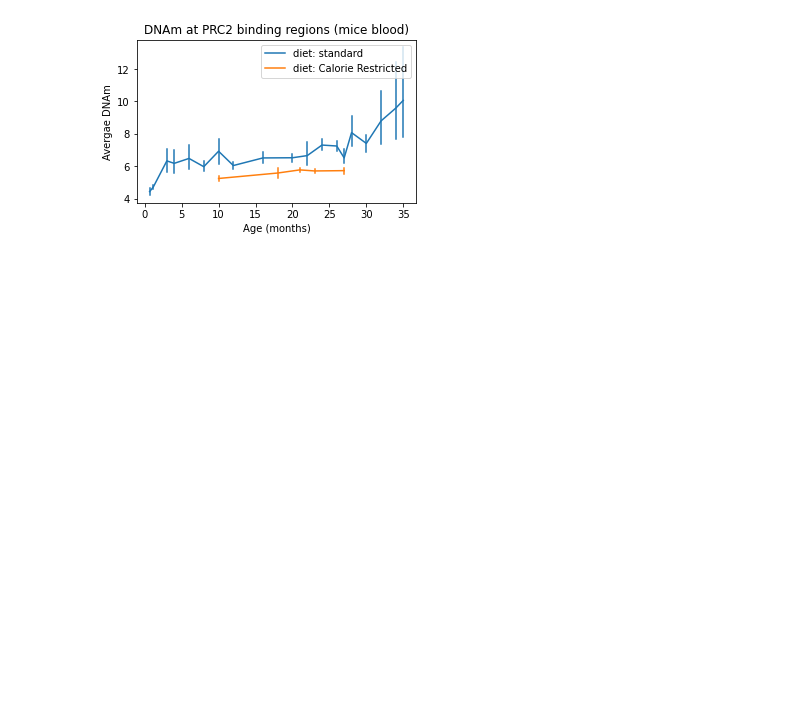
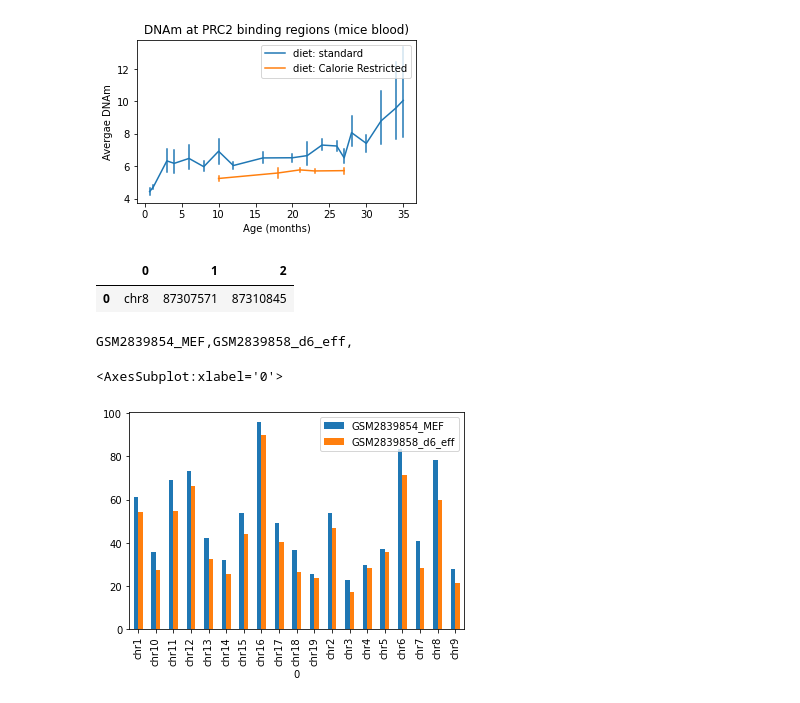
Before and after one commit to moqri/emi, a Jupyter notebook: mice/aging.ipynb, the cells around one changed output. Cells and saved outputs as stored; diff of their text form; code cells hidden in the pictures; blank space fills up the shorter version.

```diff
--- a/mice/aging.ipynb
+++ b/mice/aging.ipynb
@@ -180,0 +183,21 @@ ax.set(title='DNAm at PRC2 binding regions (mice blood)');
+# %%
+h9=pd.read_table('data/h9.bed',header=None)
+# %%
+h9.head(1)
+# %% [output]
+|  | 0 | 1 | 2 |
+| 0 | chr8 | 87307571 | 87310845 |
+# %%
+fs=['GSM2839854_MEF','GSM2839858_d6_eff']
+for sn in fs:
+    print(sn,end=',')
+    path='data/meth/rep/'+sn+'.bw'
+    bw=pyBigWig.open(path)
+    h9[sn]=h9.apply(lambda x: bw.stats(x[0],x[1],x[2],'mean',exact=True)[0],axis=1)
+# %% [output]
+GSM2839854_MEF,GSM2839858_d6_eff,
+# %%
+h9.groupby(0)[['GSM2839854_MEF','GSM2839858_d6_eff']].mean().plot(kind='bar')
+# %% [output]
+<AxesSubplot:xlabel='0'>
+[figure, added]
```
Also changed, not shown: parts of 1 cell of this notebook, 2 other files.
